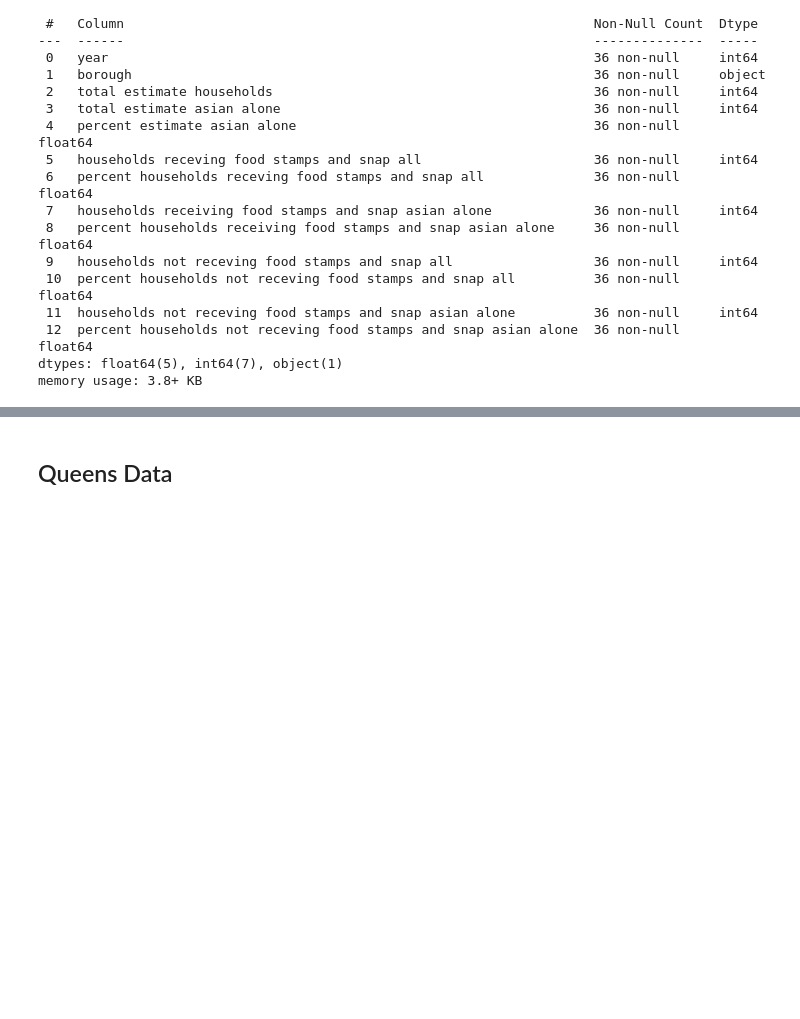
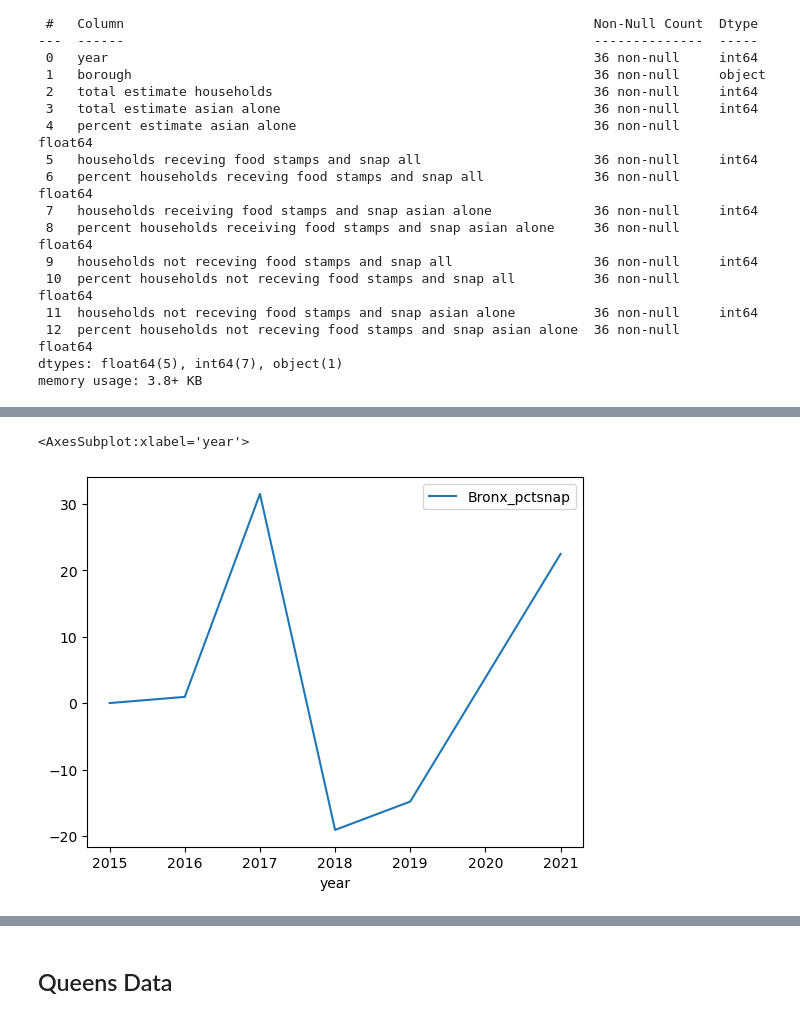
Before and after one commit to arubybonilla/2023-asam-poverty, a Jupyter notebook: 2023-asam-snap-food-stamps-analysis-smail-bonilla.ipynb, the cells around one changed output, grey strips where cells are left out. Drawn from its saved outputs; the diff is of its cells as text; code cells hidden in the pictures; blank space fills up the shorter version.

```diff
--- a/2023-asam-snap-food-stamps-analysis-smail-bonilla.ipynb
+++ b/2023-asam-snap-food-stamps-analysis-smail-bonilla.ipynb
@@ -135,0 +198,3 @@ df.sort_values(by=["year", "households receiving food stamps and snap asian alon
+# %%
+df_bronx = df.query("borough == 'Bronx borough, Bronx County, New York'").copy()
+df_bronx
@@ -135,0 +209,6 @@ df.sort_values(by=["year", "households receiving food stamps and snap asian alon
+# %%
+## Bronx percentage change for SNAP
+df_bronx["Bronx_pctsnap"] = \
+((df["households receiving food stamps and snap asian alone"] - Bronx_old) / Bronx_old) * 100
+
+df_bronx
@@ -135,0 +358,9 @@ df.sort_values(by=["year", "households receiving food stamps and snap asian alon
+# %%
+## plot percent increases only
+##Bronx
+df_bronx.plot(x = "year",
+       y = ["Bronx_pctsnap",
+            ])
+# %% [output]
+<AxesSubplot:xlabel='year'>
+[figure, added]
```
Also changed, not shown: parts of 45 cells of this notebook.
